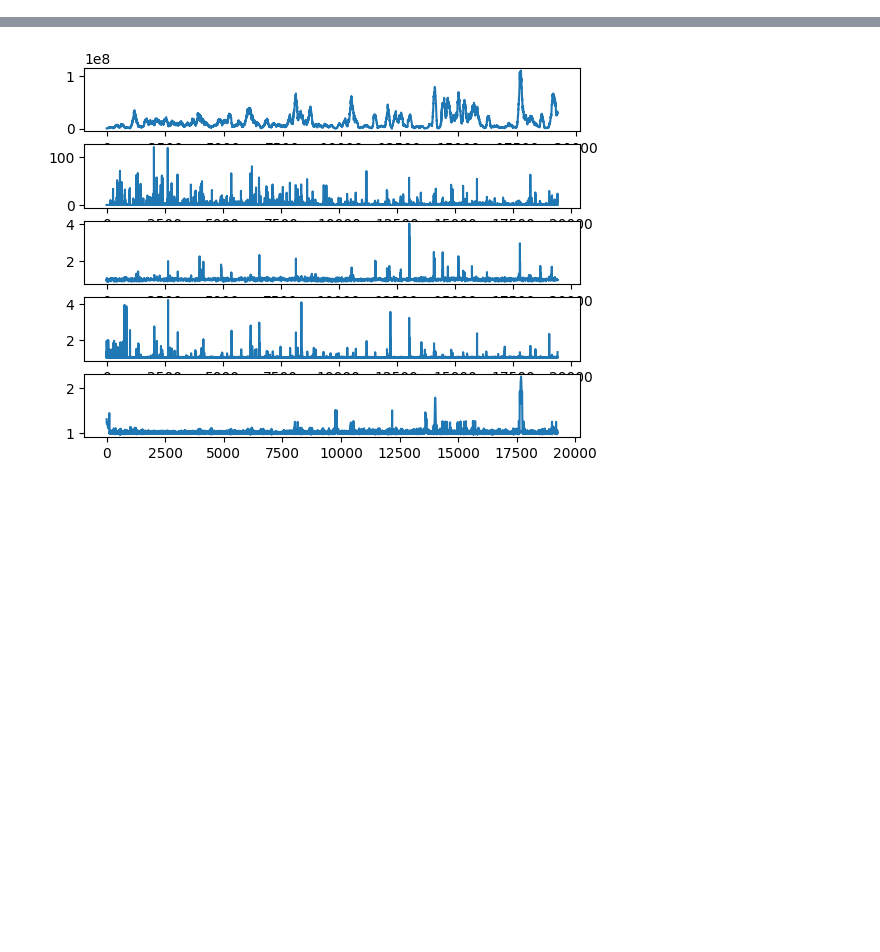
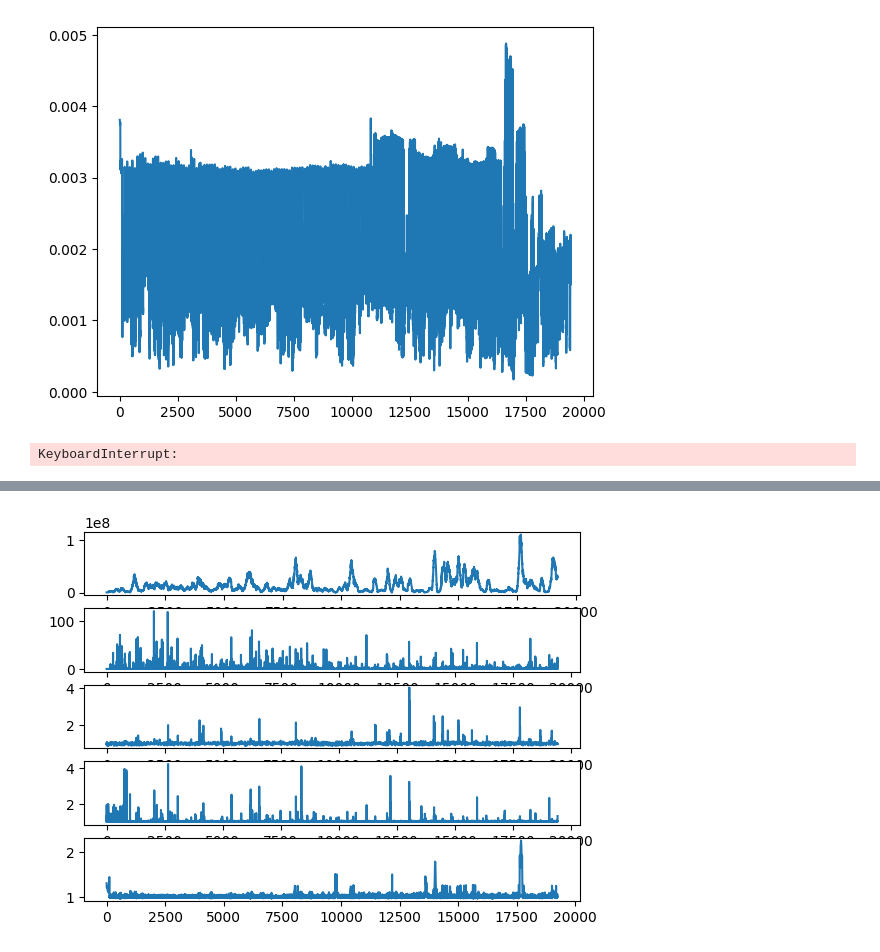
Before and after one commit to NikolayBlagoev/Dota_2_Highlight, a Jupyter notebook: get_anomalies.ipynb, the cells around one changed output, grey strips where cells are left out. Drawn from its saved outputs; the diff is of its cells as text; code cells hidden in the pictures; blank space fills up the shorter version.

```diff
--- a/get_anomalies.ipynb
+++ b/get_anomalies.ipynb
@@ -78,2 +70,15 @@ data_binr, data_rmsr, _ = eval_sound(y,a)
 # %%
 singl_frm = np.loadtxt("data/arr.csv", delimiter = ",")
+plt.plot(singl_frm)
+plt.show()
+# %% [output]
+[figure, added]
+# %%
+from pyod.models.lunar import LUNAR
+from time_series.smoothening_functions import power_smooth, llr_smooth, ewma_bias_corrected, kaiser_wind,derivative
+cls_l = LUNAR(n_neighbours=180)
+cls_l.fit(np.array(kaiser_wind(np.array(singl_frm), 60, 2)).reshape(-1, 1))
+plt.plot(cls_l.decision_scores_)
+plt.show()
+# %% [output]
+KeyboardInterrupt:
```
Also changed, not shown: parts of 4 cells of this notebook.
